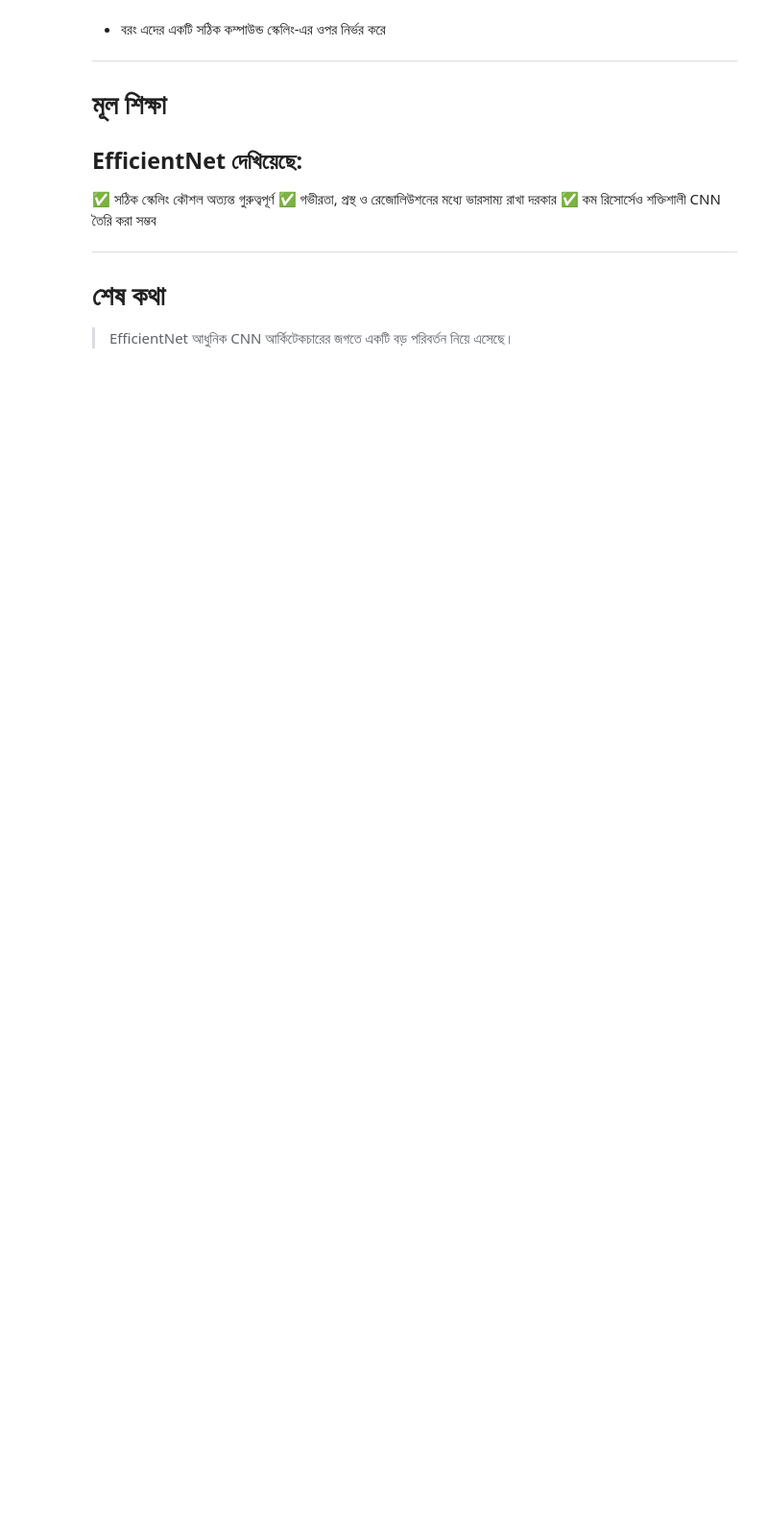
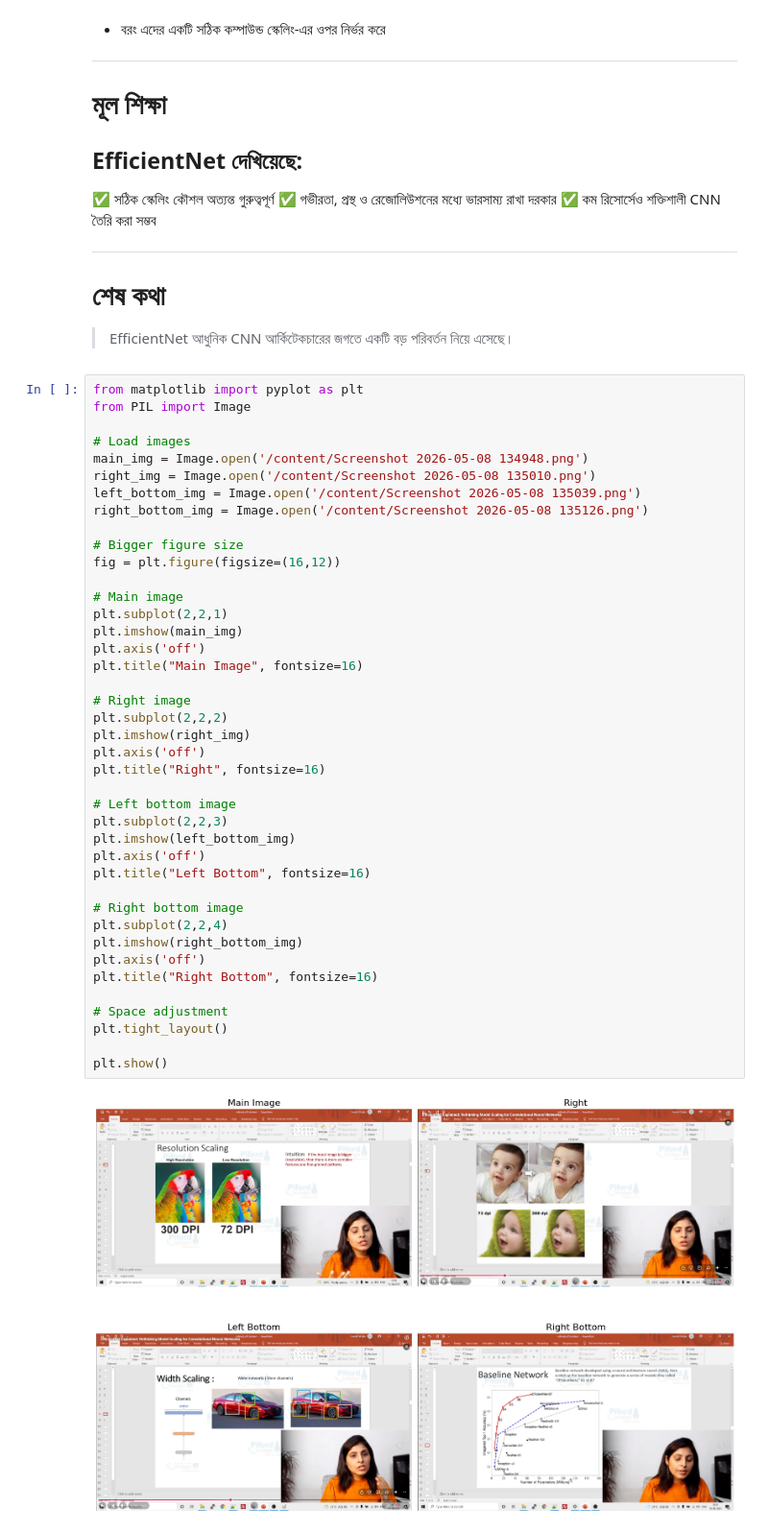
Before and after one commit to DhimanTarafdar/pretrained-model-EfficientNet-notes, a Jupyter notebook: Efficientnet_model_notes.ipynb, the cells around one changed output. Shown at 96% size. Drawn from its saved outputs; the diff is of its cells as text; blank space fills up the shorter version.

Commit message:
code and image save

```diff
--- a/Efficientnet_model_notes.ipynb
+++ b/Efficientnet_model_notes.ipynb
@@ -414,3 +414,46 @@ EfficientNet একটি যুগান্তকারী অগ্রগত
 # শেষ কথা
 
 > EfficientNet আধুনিক CNN আর্কিটেকচারের জগতে একটি বড় পরিবর্তন নিয়ে এসেছে।
+# %%
+from matplotlib import pyplot as plt
+from PIL import Image
+
+# Load images
+main_img = Image.open('/content/Screenshot 2026-05-08 134948.png')
+right_img = Image.open('/content/Screenshot 2026-05-08 135010.png')
+left_bottom_img = Image.open('/content/Screenshot 2026-05-08 135039.png')
+right_bottom_img = Image.open('/content/Screenshot 2026-05-08 135126.png')
+
+# Bigger figure size
+fig = plt.figure(figsize=(16,12))
+
+# Main image
+plt.subplot(2,2,1)
+plt.imshow(main_img)
+plt.axis('off')
+plt.title("Main Image", fontsize=16)
+
+# Right image
+plt.subplot(2,2,2)
+plt.imshow(right_img)
+plt.axis('off')
+plt.title("Right", fontsize=16)
+
+# Left bottom image
+plt.subplot(2,2,3)
+plt.imshow(left_bottom_img)
+plt.axis('off')
+plt.title("Left Bottom", fontsize=16)
+
+# Right bottom image
+plt.subplot(2,2,4)
+plt.imshow(right_bottom_img)
+plt.axis('off')
+plt.title("Right Bottom", fontsize=16)
+
+# Space adjustment
+plt.tight_layout()
+
+plt.show()
+# %% [output]
+[figure, added]
```
Also changed, not shown: parts of 2 cells of this notebook.
